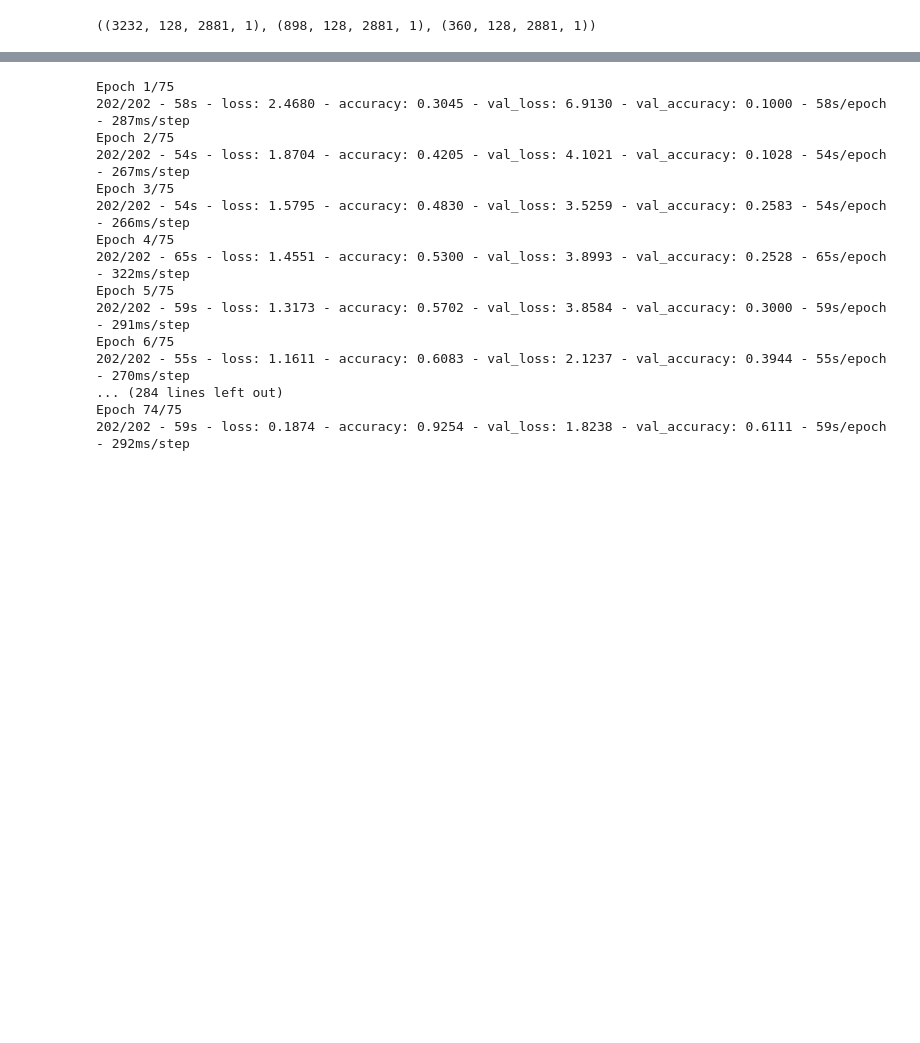
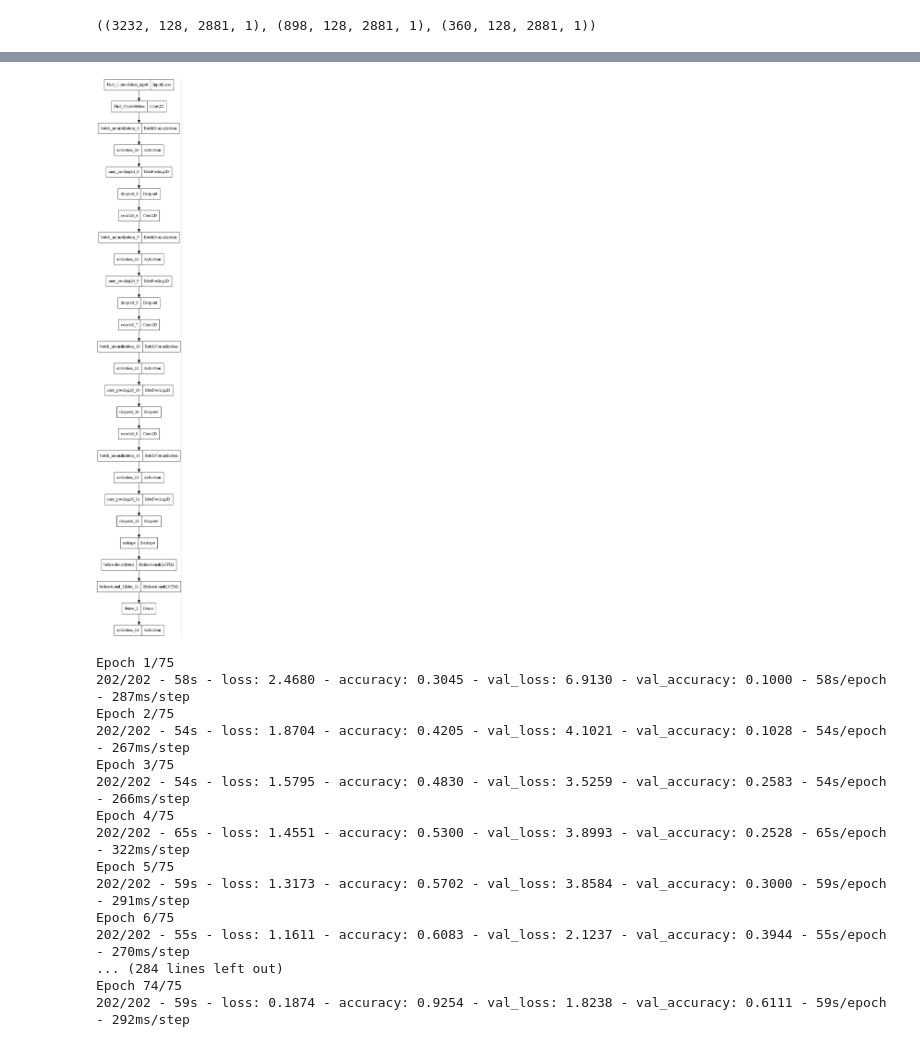
Before and after one commit to swami84/music_genre_classification, a Jupyter notebook: notebooks/Model_Comparison.ipynb, the cells around one changed output, grey strips where cells are left out. Drawn from its saved outputs; the diff is of its cells as text; code cells hidden in the pictures; blank space fills up the shorter version.

```diff
--- a/notebooks/Model_Comparison.ipynb
+++ b/notebooks/Model_Comparison.ipynb
@@ -137,3 +142,8 @@ def create_model_checkpoint(model_name):
+# %%
+crnn_model = create_model( model_type = 'CRNN', compile_model=False)
+plot_model(crnn_model, to_file='../data/images/crnn_model.jpg')
+# %% [output]
+[figure, added]
 # %%
 cnn_model = create_model( model_type = 'CNN', compile_model=True)
 crnn_model = create_model( model_type = 'CRNN', compile_model=True)
```
Also changed, not shown: parts of 1 cell of this notebook, 5 other files.
